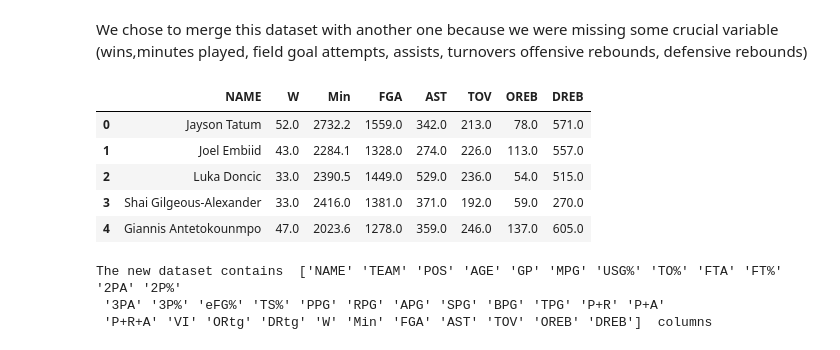
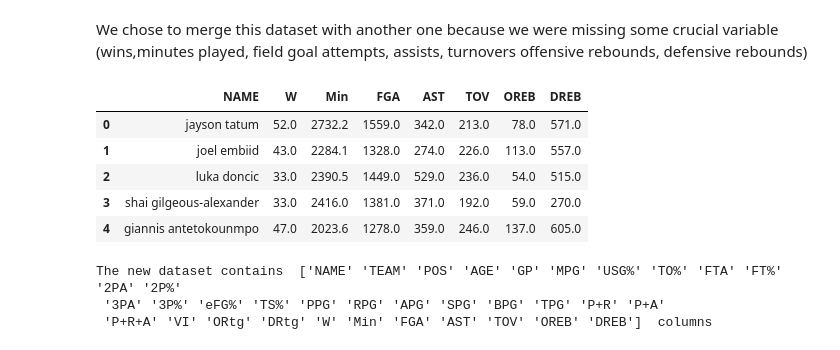
Before and after one commit to CacioCavalloIsNotReal/FAIKR_project_NBA, a Jupyter notebook: project.ipynb, the cells around one changed output. Saved outputs shown, nothing was run; the diff lists cells and outputs as text; code cells hidden in the pictures.

```diff
--- a/project.ipynb
+++ b/project.ipynb
@@ -32,15 +48,22 @@ the dataset columns are:  ['NAME' 'TEAM' 'POS' 'AGE' 'GP' 'MPG' 'USG%' 'TO%' 'FT
 # %% [markdown]
 We chose to merge this dataset with another one because we were missing some crucial variable (wins,minutes played, field goal attempts, assists, turnovers offensive rebounds, defensive rebounds)
 # %%
-df2 = pd.read_csv('2023_nba_player_stats.csv')
-df2 = df2[['Player', 'W', 'Min', 'FGA', 'AST', 'TOV', 'OREB', 'DREB']]
+df2 = pd.read_csv('datasets/train/2023_nba_player_stats.csv')
+df2 = df2[['Player', 'W', 'Min', 'FGA', 'AST', 'TOV', 'OREB', 'DREB']].copy()
 df2.rename(columns={'Player':'NAME'},inplace=True)
+df2['NAME'] = df2['NAME'].replace(' ', '')\
+    .replace('-', '')\
+    .replace('_', '')\
+    .replace('.', '')\
+    .replace('"','', regex=True)\
+    .str.lower()
+
 df2.head()
 # %% [output]
 |  | NAME | W | Min | FGA | AST | TOV | OREB | DREB |
-| 0 | Jayson Tatum | 52.0 | 2732.2 | 1559.0 | 342.0 | 213.0 | 78.0 | 571.0 |
-| 1 | Joel Embiid | 43.0 | 2284.1 | 1328.0 | 274.0 | 226.0 | 113.0 | 557.0 |
-| 2 | Luka Doncic | 33.0 | 2390.5 | 1449.0 | 529.0 | 236.0 | 54.0 | 515.0 |
-| 3 | Shai Gilgeous-Alexander | 33.0 | 2416.0 | 1381.0 | 371.0 | 192.0 | 59.0 | 270.0 |
-| 4 | Giannis Antetokounmpo | 47.0 | 2023.6 | 1278.0 | 359.0 | 246.0 | 137.0 | 605.0 |
+| 0 | jayson tatum | 52.0 | 2732.2 | 1559.0 | 342.0 | 213.0 | 78.0 | 571.0 |
+| 1 | joel embiid | 43.0 | 2284.1 | 1328.0 | 274.0 | 226.0 | 113.0 | 557.0 |
+| 2 | luka doncic | 33.0 | 2390.5 | 1449.0 | 529.0 | 236.0 | 54.0 | 515.0 |
+| 3 | shai gilgeous-alexander | 33.0 | 2416.0 | 1381.0 | 371.0 | 192.0 | 59.0 | 270.0 |
+| 4 | giannis antetokounmpo | 47.0 | 2023.6 | 1278.0 | 359.0 | 246.0 | 137.0 | 605.0 |
 # %%
```
Also changed, not shown: parts of 32 cells of this notebook, 2 other files.
